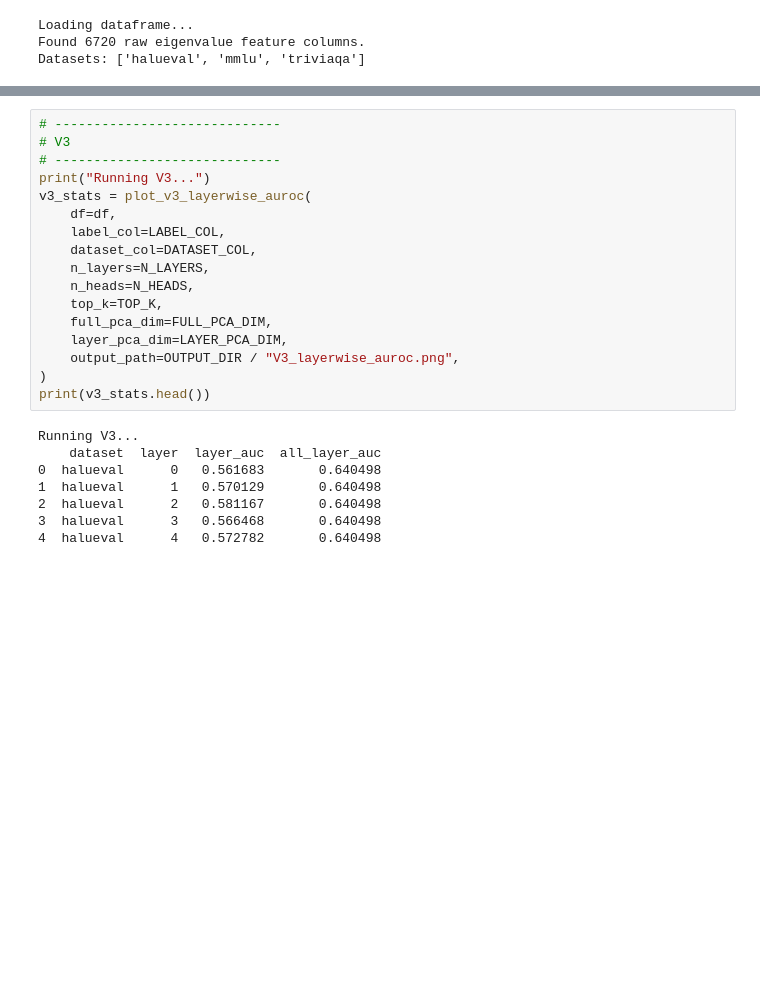
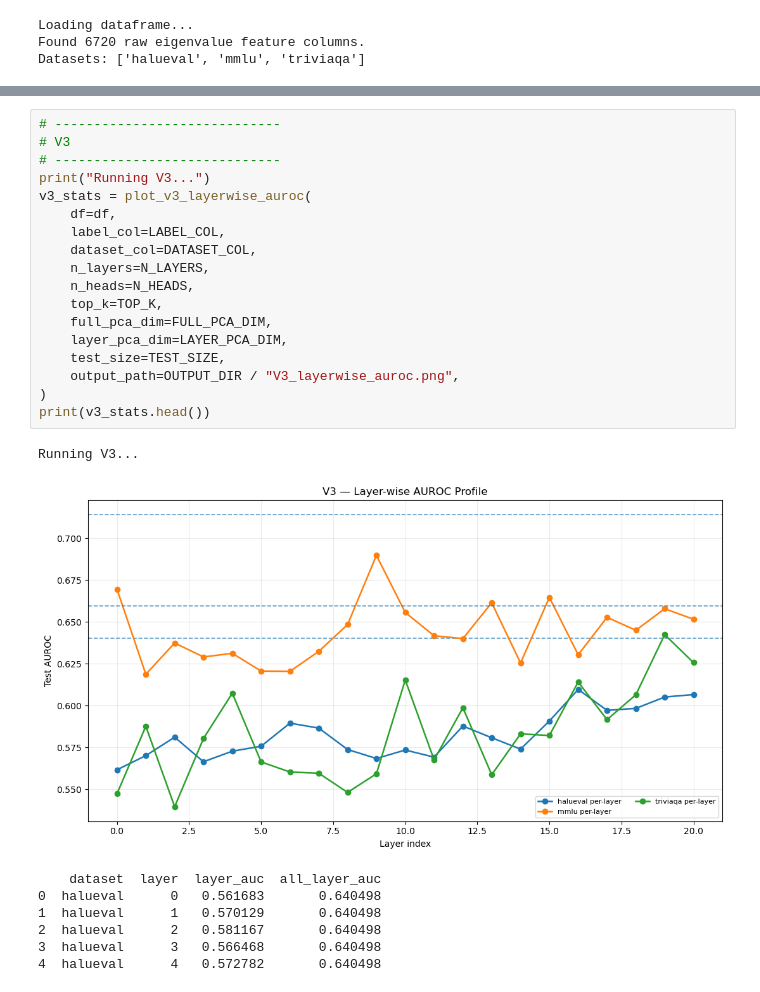
Before and after one commit to Erdos-Projects/spring-2026-LLM-hallucinations, a Jupyter notebook: spectral-llm-hal/notebooks/visualization.ipynb, the cells around one changed output, grey strips where cells are left out. Saved outputs shown, nothing was run; the diff lists cells and outputs as text; blank space fills up the shorter version.

```diff
--- a/spectral-llm-hal/notebooks/visualization.ipynb
+++ b/spectral-llm-hal/notebooks/visualization.ipynb
@@ -182,28 +180,30 @@ V2 summary:
 # %%
 # -----------------------------
 # V3
 # -----------------------------
 print("Running V3...")
 v3_stats = plot_v3_layerwise_auroc(
     df=df,
     label_col=LABEL_COL,
     dataset_col=DATASET_COL,
     n_layers=N_LAYERS,
     n_heads=N_HEADS,
     top_k=TOP_K,
     full_pca_dim=FULL_PCA_DIM,
     layer_pca_dim=LAYER_PCA_DIM,
+    test_size=TEST_SIZE,
     output_path=OUTPUT_DIR / "V3_layerwise_auroc.png",
 )
 print(v3_stats.head())
 # %% [output]
 Running V3...
-    dataset  layer  layer_auc  all_layer_auc
-0  halueval      0   0.561683       0.640498
-1  halueval      1   0.570129       0.640498
-2  halueval      2   0.581167       0.640498
-3  halueval      3   0.566468       0.640498
-4  halueval      4   0.572782       0.640498
+[figure, added]
+    dataset  layer  layer_auc  all_layer_auc
+0  halueval      0   0.561683       0.640498
+1  halueval      1   0.570129       0.640498
+2  halueval      2   0.581167       0.640498
+3  halueval      3   0.566468       0.640498
+4  halueval      4   0.572782       0.640498
 # %%
 # -----------------------------
 # V4
```
Also changed, not shown: parts of 6 cells of this notebook, 1 other file.
